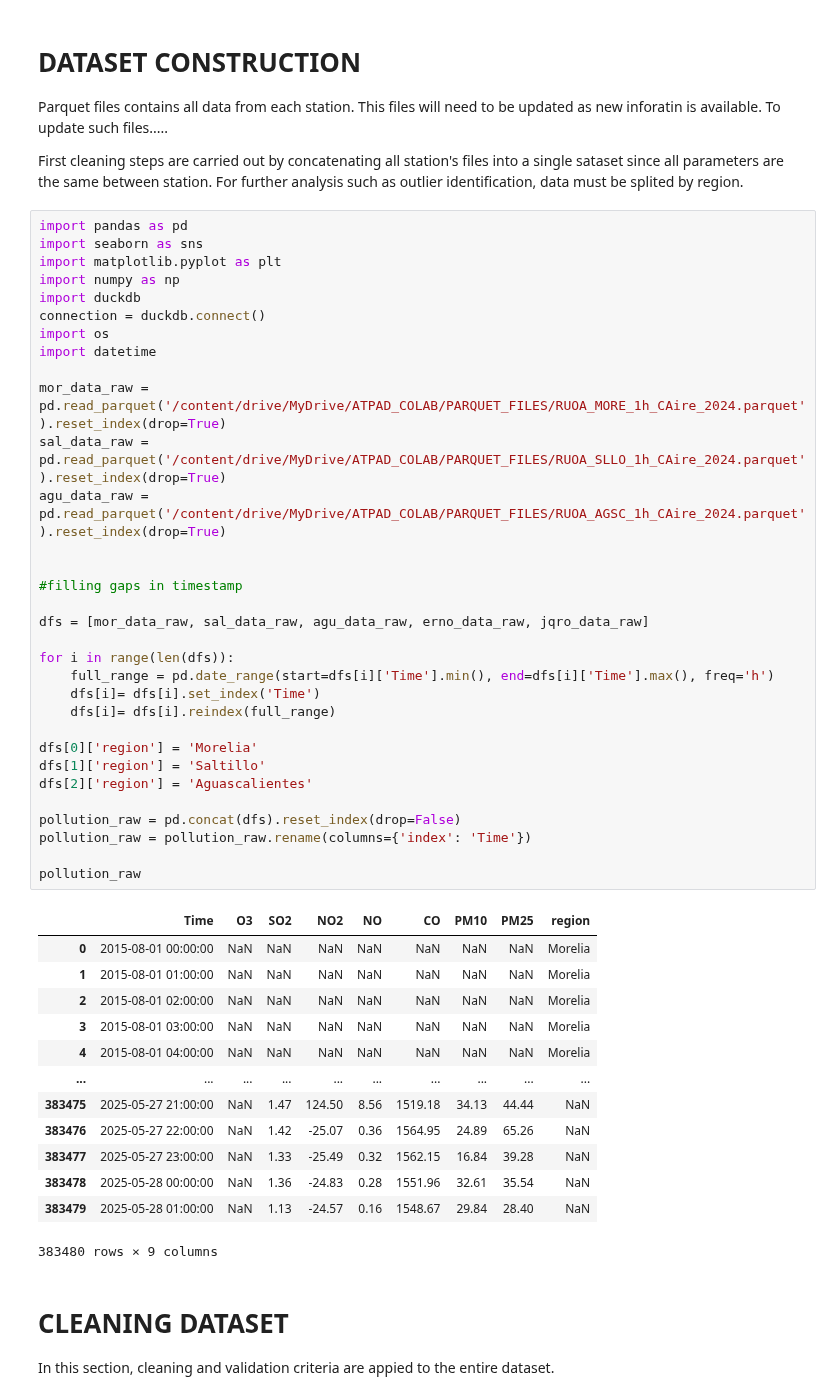
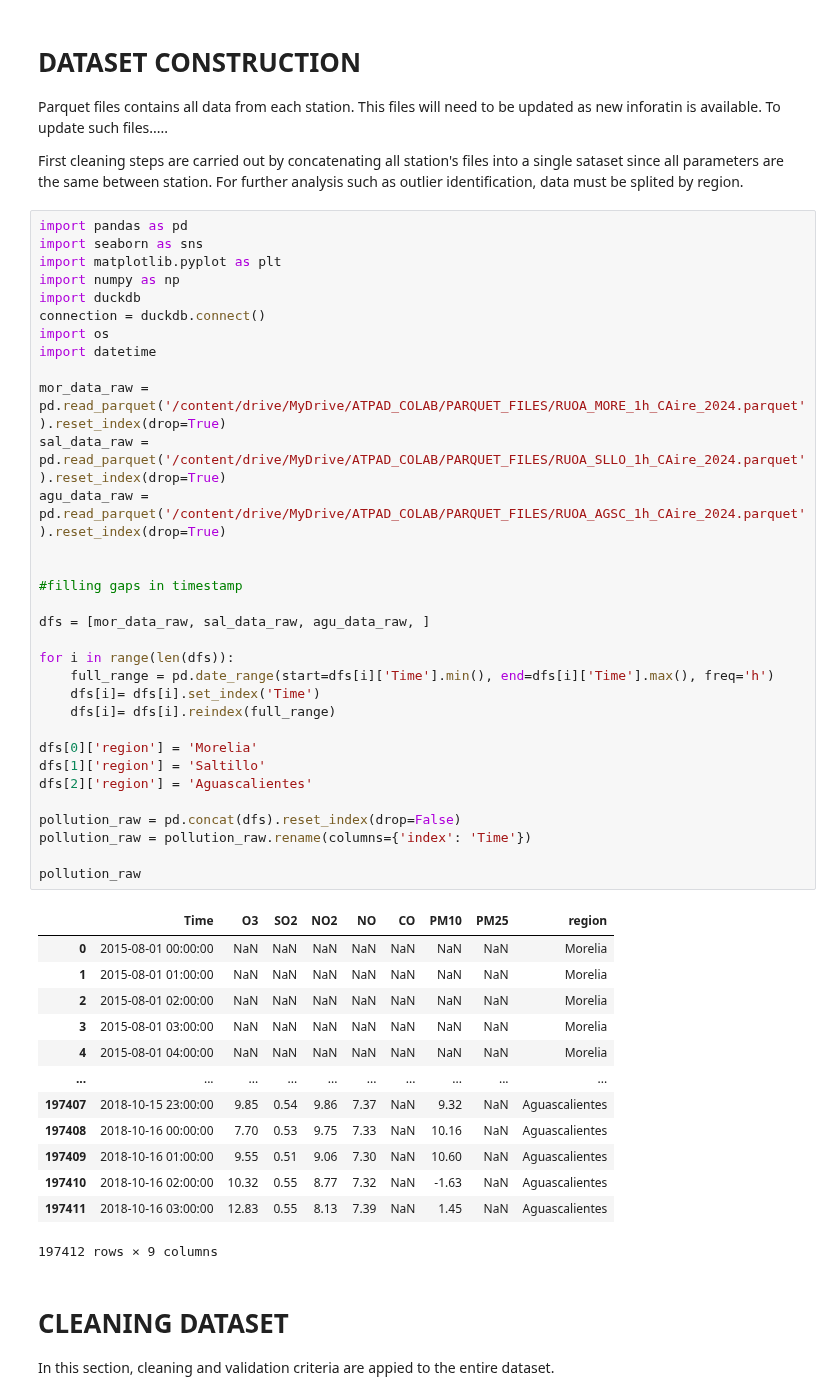
Before and after one commit to anscch/ATPAD-LAIDEA-UNAM, a Jupyter notebook: POLLUTION_ATPAD.ipynb, the cells around one changed output. Drawn from its saved outputs; the diff is of its cells as text.

```diff
--- a/POLLUTION_ATPAD.ipynb
+++ b/POLLUTION_ATPAD.ipynb
@@ -20,40 +20,40 @@ import datetime
 
 mor_data_raw = pd.read_parquet('/content/drive/MyDrive/ATPAD_COLAB/PARQUET_FILES/RUOA_MORE_1h_CAire_2024.parquet').reset_index(drop=True)
 sal_data_raw = pd.read_parquet('/content/drive/MyDrive/ATPAD_COLAB/PARQUET_FILES/RUOA_SLLO_1h_CAire_2024.parquet').reset_index(drop=True)
 agu_data_raw = pd.read_parquet('/content/drive/MyDrive/ATPAD_COLAB/PARQUET_FILES/RUOA_AGSC_1h_CAire_2024.parquet').reset_index(drop=True)
 
 
 #filling gaps in timestamp
 
-dfs = [mor_data_raw, sal_data_raw, agu_data_raw, erno_data_raw, jqro_data_raw]
+dfs = [mor_data_raw, sal_data_raw, agu_data_raw, ]
 
 for i in range(len(dfs)):
     full_range = pd.date_range(start=dfs[i]['Time'].min(), end=dfs[i]['Time'].max(), freq='h')
     dfs[i]= dfs[i].set_index('Time')
     dfs[i]= dfs[i].reindex(full_range)
 
 dfs[0]['region'] = 'Morelia'
 dfs[1]['region'] = 'Saltillo'
 dfs[2]['region'] = 'Aguascalientes'
 
 pollution_raw = pd.concat(dfs).reset_index(drop=False)
 pollution_raw = pollution_raw.rename(columns={'index': 'Time'})
 
 pollution_raw
 # %% [output]
 |  | Time | O3 | SO2 | NO2 | NO | CO | PM10 | PM25 | region |
 | 0 | 2015-08-01 00:00:00 | NaN | NaN | NaN | NaN | NaN | NaN | NaN | Morelia |
 | 1 | 2015-08-01 01:00:00 | NaN | NaN | NaN | NaN | NaN | NaN | NaN | Morelia |
 | 2 | 2015-08-01 02:00:00 | NaN | NaN | NaN | NaN | NaN | NaN | NaN | Morelia |
 | 3 | 2015-08-01 03:00:00 | NaN | NaN | NaN | NaN | NaN | NaN | NaN | Morelia |
 | 4 | 2015-08-01 04:00:00 | NaN | NaN | NaN | NaN | NaN | NaN | NaN | Morelia |
 | ... | ... | ... | ... | ... | ... | ... | ... | ... | ... |
-| 383475 | 2025-05-27 21:00:00 | NaN | 1.47 | 124.50 | 8.56 | 1519.18 | 34.13 | 44.44 | NaN |
-| 383476 | 2025-05-27 22:00:00 | NaN | 1.42 | -25.07 | 0.36 | 1564.95 | 24.89 | 65.26 | NaN |
-| 383477 | 2025-05-27 23:00:00 | NaN | 1.33 | -25.49 | 0.32 | 1562.15 | 16.84 | 39.28 | NaN |
-| 383478 | 2025-05-28 00:00:00 | NaN | 1.36 | -24.83 | 0.28 | 1551.96 | 32.61 | 35.54 | NaN |
-| 383479 | 2025-05-28 01:00:00 | NaN | 1.13 | -24.57 | 0.16 | 1548.67 | 29.84 | 28.40 | NaN |
+| 197407 | 2018-10-15 23:00:00 | 9.85 | 0.54 | 9.86 | 7.37 | NaN | 9.32 | NaN | Aguascalientes |
+| 197408 | 2018-10-16 00:00:00 | 7.70 | 0.53 | 9.75 | 7.33 | NaN | 10.16 | NaN | Aguascalientes |
+| 197409 | 2018-10-16 01:00:00 | 9.55 | 0.51 | 9.06 | 7.30 | NaN | 10.60 | NaN | Aguascalientes |
+| 197410 | 2018-10-16 02:00:00 | 10.32 | 0.55 | 8.77 | 7.32 | NaN | -1.63 | NaN | Aguascalientes |
+| 197411 | 2018-10-16 03:00:00 | 12.83 | 0.55 | 8.13 | 7.39 | NaN | 1.45 | NaN | Aguascalientes |
-383480 rows × 9 columns
+197412 rows × 9 columns
 # %% [markdown]
 # CLEANING DATASET
 In this section, cleaning and validation criteria are appied to the entire dataset.
```
Also changed, not shown: parts of 3 cells of this notebook.
